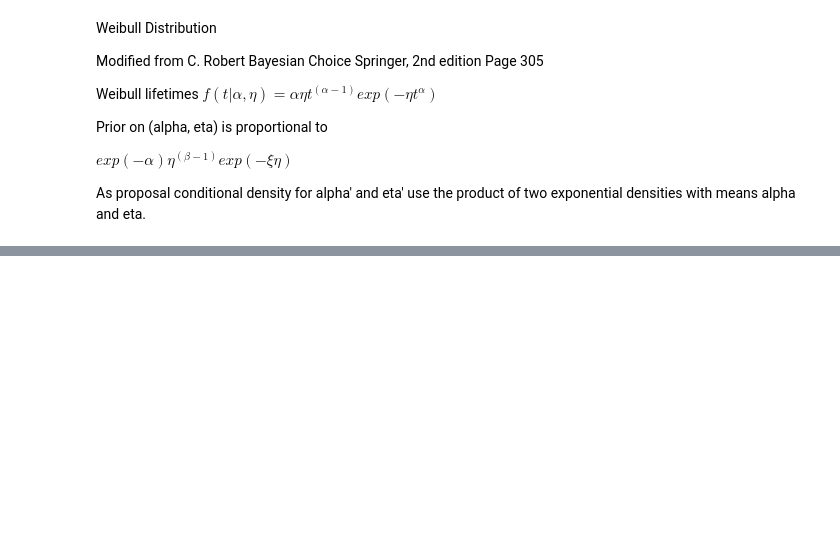
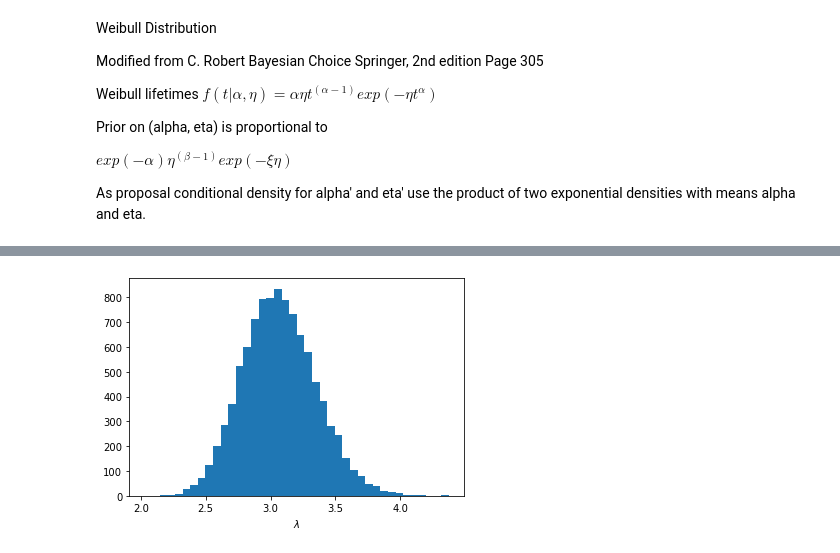
Before and after one commit to Peacock-Biscuit/MSSTAT, a Jupyter notebook: ISyE6420 Bayesian Statistics/Demo/Unit5.ipynb, the cells around one changed output, grey strips where cells are left out. Drawn from its saved outputs; the diff is of its cells as text; code cells hidden in the pictures; blank space fills up the shorter version.

```diff
--- a/ISyE6420 Bayesian Statistics/Demo/Unit5.ipynb
+++ b/ISyE6420 Bayesian Statistics/Demo/Unit5.ipynb
@@ -212,0 +341,6 @@ np.var(etas)
+# %%
+plt.hist(lamda[burn+1:], 40)
+plt.xlabel('$\lambda$')
+plt.show()
+# %% [output]
+[figure, added]
```
Also changed, not shown: parts of 29 cells of this notebook, 2 other files.
